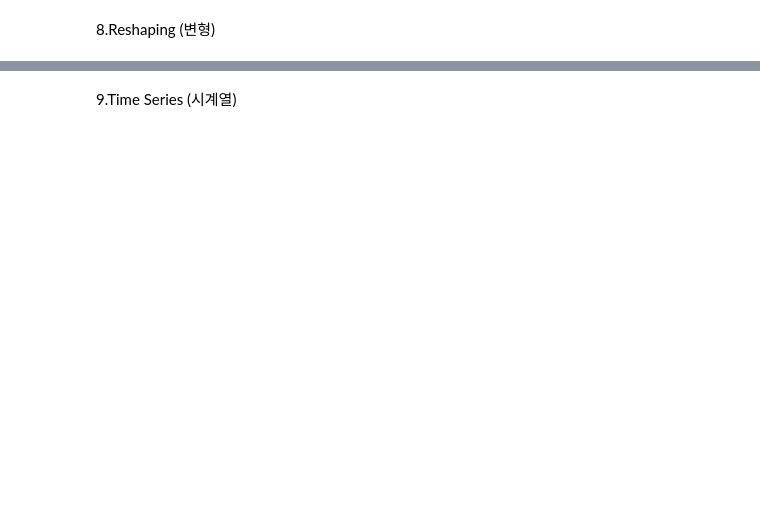
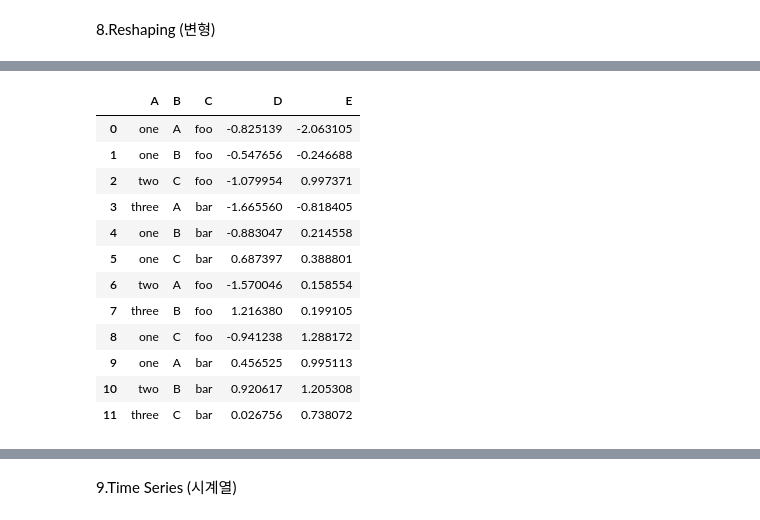
Before and after one commit to HYLee810/projectmanager, a Jupyter notebook: 2_데이터분석_02_라이브러리_실습.ipynb, the cells around one changed output, grey strips where cells are left out. Saved outputs shown, nothing was run; the diff lists cells and outputs as text; code cells hidden in the pictures; blank space fills up the shorter version.

```diff
--- a/2_데이터분석_02_라이브러리_실습.ipynb
+++ b/2_데이터분석_02_라이브러리_실습.ipynb
@@ -981,0 +1068,21 @@ df.append(s, ignore_index=True) # s를 맨 마지막행에 넣기, 기존 df에
+# %%
+df = pd.DataFrame({'A' : ['one', 'one', 'two', 'three'] * 3,
+                   'B' : ['A', 'B', 'C'] * 4,
+                   'C' : ['foo', 'foo', 'foo', 'bar', 'bar', 'bar'] * 2,
+                   'D' : np.random.randn(12),
+                   'E' : np.random.randn(12)})
+df
+# %% [output]
+|  | A | B | C | D | E |
+| 0 | one | A | foo | -0.825139 | -2.063105 |
+| 1 | one | B | foo | -0.547656 | -0.246688 |
+| 2 | two | C | foo | -1.079954 | 0.997371 |
+| 3 | three | A | bar | -1.665560 | -0.818405 |
+| 4 | one | B | bar | -0.883047 | 0.214558 |
+| 5 | one | C | bar | 0.687397 | 0.388801 |
+| 6 | two | A | foo | -1.570046 | 0.158554 |
+| 7 | three | B | foo | 1.216380 | 0.199105 |
+| 8 | one | C | foo | -0.941238 | 1.288172 |
+| 9 | one | A | bar | 0.456525 | 0.995113 |
+| 10 | two | B | bar | 0.920617 | 1.205308 |
+| 11 | three | C | bar | 0.026756 | 0.738072 |
```
Also changed, not shown: parts of 23 cells of this notebook.
